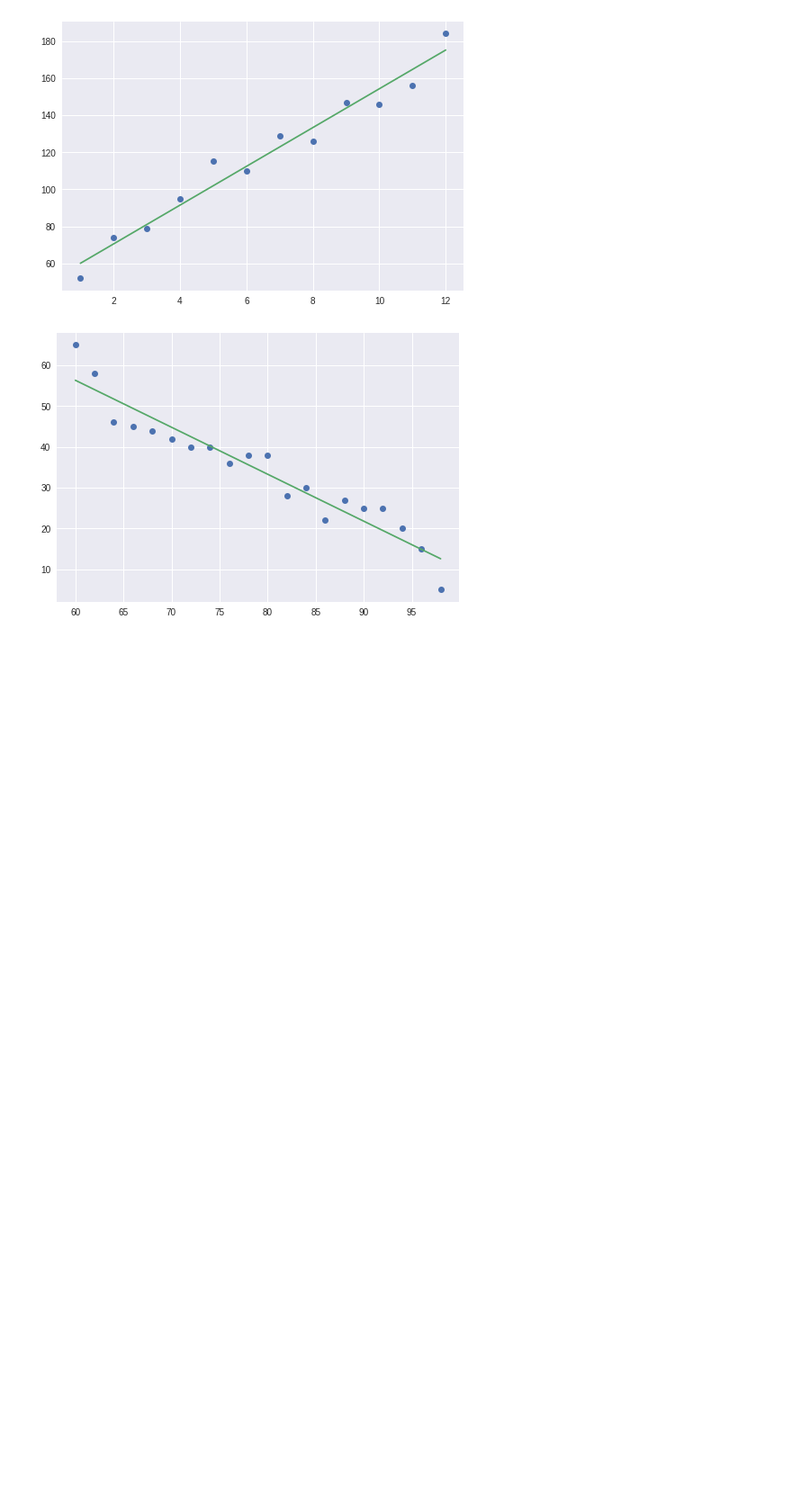
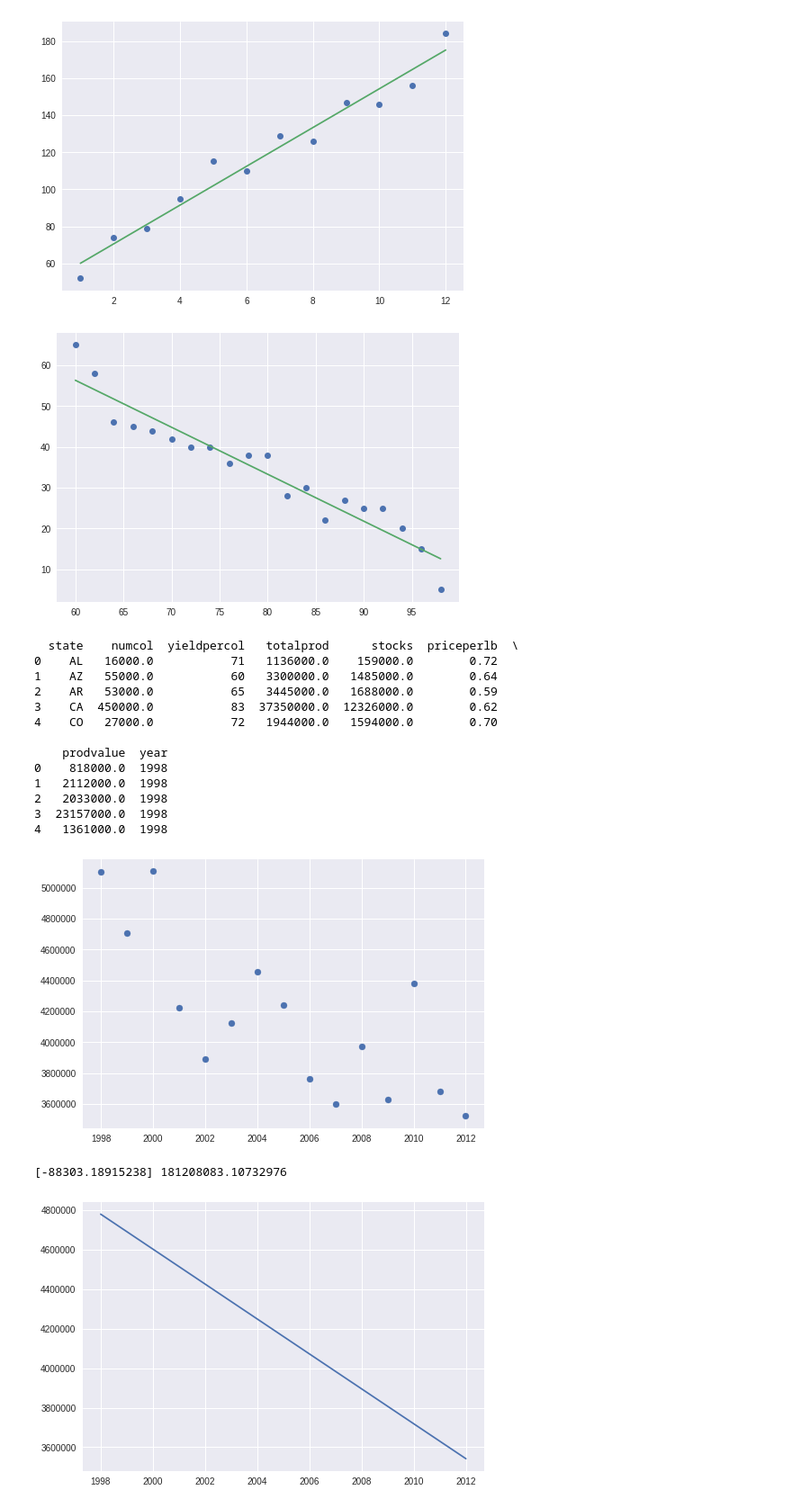
Before and after one commit to letabli/hello_world, a Jupyter notebook: linear (1).ipynb, the cells around one changed output. Shown at 90% size. Cells and saved outputs as stored; diff of their text form; code cells hidden in the pictures; blank space fills up the shorter version.

```diff
--- a/linear (1).ipynb
+++ b/linear (1).ipynb
@@ -69,3 +69,48 @@ plt.plot(temperature, sales_predict)
 plt.show()
 # %% [output]
 [figure]
+# %%
+import pandas as pd
+
+df = pd.read_csv("https://s3.amazonaws.com/codecademy-content/programs/data-science-path/linear_regression/honeyproduction.csv")
+print(df.head())
+
+prod_per_year = df.groupby('year').totalprod.mean().reset_index()
+X = prod_per_year.year
+X = X.values.reshape(-1,1)
+y = prod_per_year.totalprod
+
+plt.scatter(X,y)
+plt.show()
+
+regr = LinearRegression()
+regr.fit(X,y)
+print(regr.coef_, regr.intercept_)
+y_predict = regr.predict(X)
+plt.plot(X,y_predict)
+plt.show()
+
+X_future = np.array(range(2013, 2051))
+X_future = X_future.reshape(-1,1)
+
+future_predict = regr.predict(X_future)
+
+plt.plot(X_future, future_predict)
+plt.show()
+# %% [output]
+  state    numcol  yieldpercol   totalprod      stocks  priceperlb  \
+0    AL   16000.0           71   1136000.0    159000.0        0.72
+1    AZ   55000.0           60   3300000.0   1485000.0        0.64
+2    AR   53000.0           65   3445000.0   1688000.0        0.59
+3    CA  450000.0           83  37350000.0  12326000.0        0.62
+4    CO   27000.0           72   1944000.0   1594000.0        0.70
+
+    prodvalue  year
+0    818000.0  1998
+1   2112000.0  1998
+2   2033000.0  1998
+3  23157000.0  1998
+4   1361000.0  1998
+[figure, added]
+[-88303.18915238] 181208083.10732976
+[figure, added]
```
Also changed, not shown: parts of 1 cell of this notebook.
